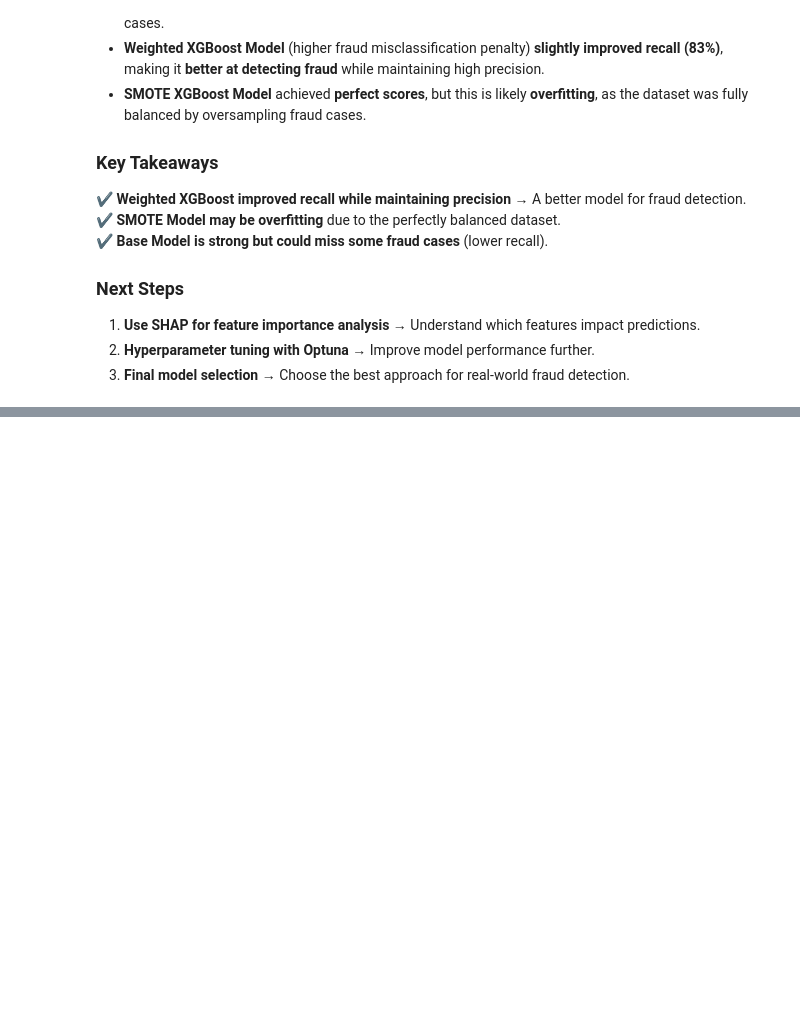
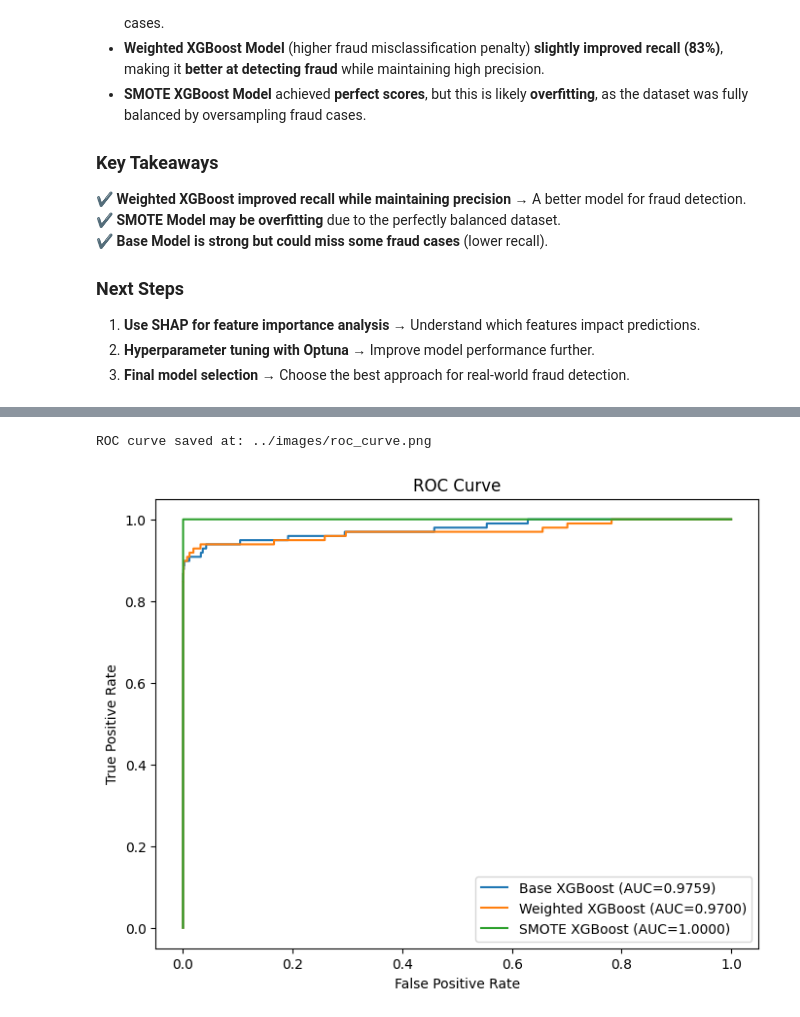
Before and after one commit to otuemre/FraudDetectAI, a Jupyter notebook: src/notebooks/03_Model_Training.ipynb, the cells around one changed output, grey strips where cells are left out. Drawn from its saved outputs; the diff is of its cells as text; code cells hidden in the pictures; blank space fills up the shorter version.

```diff
--- a/src/notebooks/03_Model_Training.ipynb
+++ b/src/notebooks/03_Model_Training.ipynb
@@ -197,0 +255,19 @@ After training three different XGBoost models, we can compare their effectivenes
+# %%
+def plot_roc_curves(y_true_list, y_pred_probs_list, model_names, save_path=None):
+    plt.figure(figsize=(8, 6))
+
+    for y_true, y_pred_probs, model_name in zip(y_true_list, y_pred_probs_list, model_names):
+        fpr, tpr, _ = roc_curve(y_true, y_pred_probs)
+        plt.plot(fpr, tpr, label=f"{model_name} (AUC={roc_auc_score(y_true, y_pred_probs):.4f})")
+
+    plt.xlabel("False Positive Rate")
+    plt.ylabel("True Positive Rate")
+    plt.title("ROC Curve")
+    plt.legend()
+
+    # Save the plot if a path is provided
+    if save_path:
+        plt.savefig(save_path, dpi=300)
+        print(f"ROC curve saved at: {save_path}")
+
+    plt.show()
@@ -197,0 +318,6 @@ After training three different XGBoost models, we can compare their effectivenes
+# %%
+# Call function and save figure
+plot_roc_curves(y_true_list, y_pred_probs_list, model_names, save_path="../images/roc_curve.png")
+# %% [output]
+ROC curve saved at: ../images/roc_curve.png
+[figure, added]
```
Also changed, not shown: parts of 13 cells of this notebook, 3 other files.
